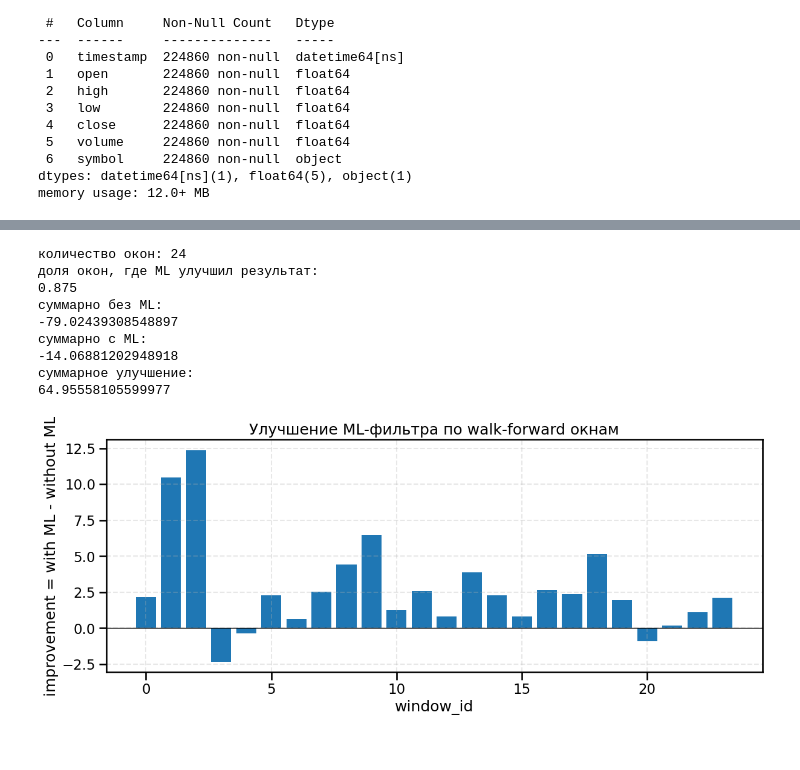
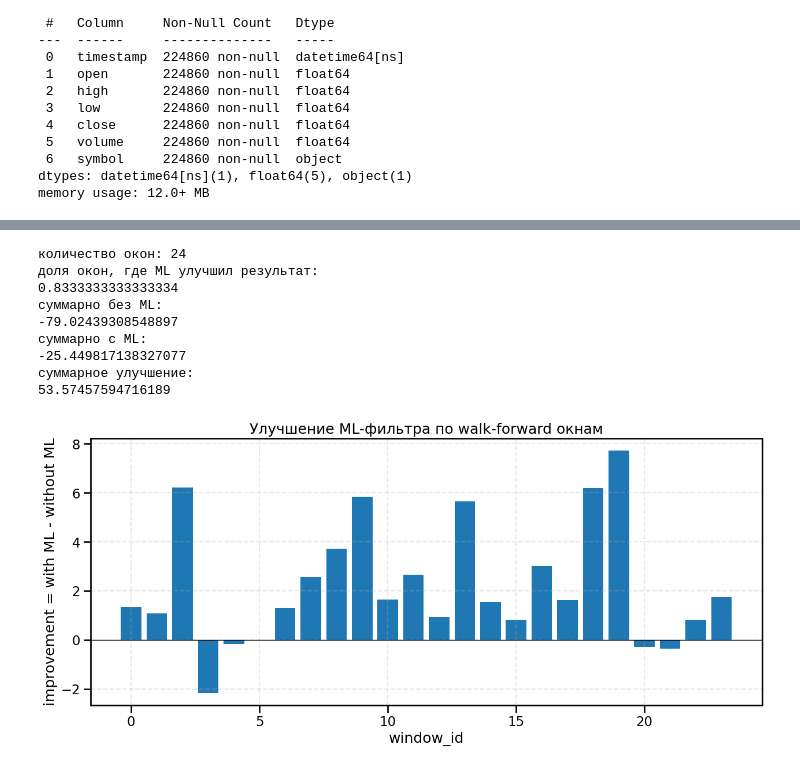
Before and after one commit to sypna504/Trading-risk-manager, a Jupyter notebook: app/ml_services/training/pipeline.ipynb, the cells around one changed output, grey strips where cells are left out. Saved outputs shown, nothing was run; the diff lists cells and outputs as text; code cells hidden in the pictures.

```diff
--- a/app/ml_services/training/pipeline.ipynb
+++ b/app/ml_services/training/pipeline.ipynb
@@ -198,7 +249,21 @@ feature_cols = [
     "rel_ret_50",
     "rsi_14",
     "strategy_name",
-
+    "btc_trend_up",
+    "btc_drawdown_100",
+    "btc_vol_ratio",
+    "atr_14_pct",
+    "distance_to_high_50",
+    "distance_to_low_50",
+    "vol_ratio_7_50",
+    "vol_ratio_20_50",
+    "dollar_volume_z_50",
+    "log_dollar_volume",
+    "market_ret_1",
+    "rel_market_ret_1",
+    "rel_btc_market_spread",
+    "hour",
+    "weekday",
 ]
 
 breakout_trades = df[df["signal_breakout"] == 1].copy()
@@ -308,7 +373,7 @@ y_valid = valid["target_good_trade"]
 X_test = test[feature_cols].copy()
 y_test = test["target_good_trade"]
 # %%
-cat_features = ["symbol", "strategy_name"]
+cat_features = ["symbol", "strategy_name", "hour", "weekday"]
 train_pool = Pool(data=X_train, label=y_train, cat_features=cat_features)
 valid_pool = Pool(data=X_valid,label=y_valid,cat_features=cat_features)
 test_pool = Pool(data=X_test, label=y_test, cat_features=cat_features)
@@ -794,35 +859,35 @@ wf_stats[[
     "threshold",
     "trades_without_ml",
     "trades_with_ml",
     "winrate_without_ml",
     "winrate_with_ml",
     "total_return_without_ml",
     "total_return_with_ml",
     "improvement",
 ]]
-plt.figure(figsize=(14, 5))
+plt.figure(figsize=(15, 6))
 
 plt.bar(
     wf_stats["window_id"],
     wf_stats["improvement"]
 )
 
 plt.axhline(0, color="black", linewidth=1)
 
 plt.title("Улучшение ML-фильтра по walk-forward окнам")
 plt.xlabel("window_id")
 plt.ylabel("improvement = with ML - without ML")
 plt.grid(True, alpha=0.3, linestyle="--")
 
 plt.show()
 # %% [output]
 количество окон: 24
 доля окон, где ML улучшил результат:
-0.875
+0.8333333333333334
 суммарно без ML:
 -79.02439308548897
 суммарно с ML:
--14.06881202948918
+-25.449817138327077
 суммарное улучшение:
-64.95558105599977
+53.57457594716189
-[figure, old version]
+[figure, new version]
```
Also changed, not shown: parts of 14 cells of this notebook, 16 other files.
